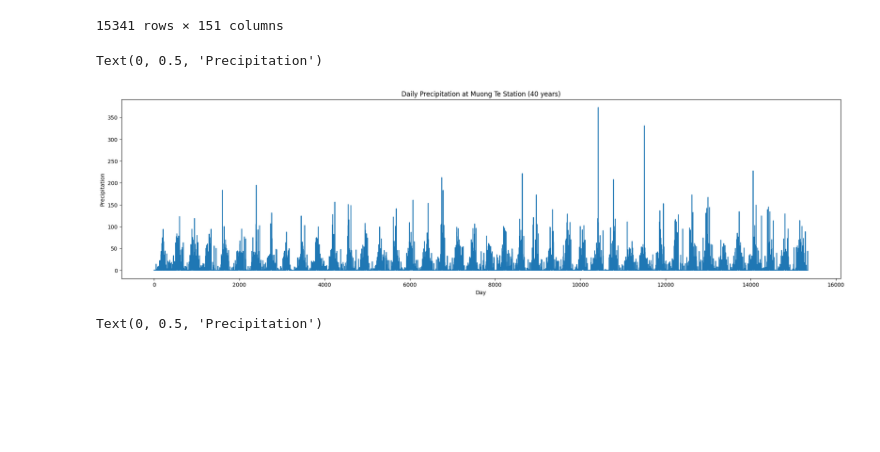
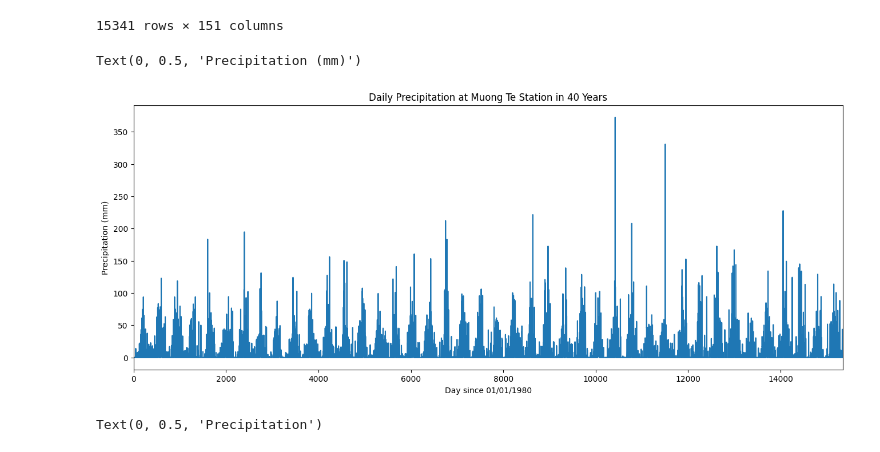
Before and after one commit to phuonglh/vlp, a Jupyter notebook: s2s/src/main/python/extreme-RNN.ipynb, the cells around one changed output. Saved outputs shown, nothing was run; the diff lists cells and outputs as text; code cells hidden in the pictures; blank space fills up the shorter version.

```diff
--- a/s2s/src/main/python/extreme-RNN.ipynb
+++ b/s2s/src/main/python/extreme-RNN.ipynb
@@ -33,14 +33,15 @@ dfY
 # %%
 import matplotlib.pyplot as plt
 # %%
-plt.figure(figsize=(24,6))
+plt.figure(figsize=(16,6))
 plt.plot(dfY['MuongTe'])
-plt.title('Daily Precipitation at Muong Te Station (40 years)')
-plt.xlabel('Day')
-plt.ylabel('Precipitation')
+plt.title('Daily Precipitation at Muong Te Station in 40 Years')
+plt.xlim((0,15343))
+plt.xlabel('Day since 01/01/1980')
+plt.ylabel('Precipitation (mm)')
 # %% [output]
-Text(0, 0.5, 'Precipitation')
+Text(0, 0.5, 'Precipitation (mm)')
-[figure, old version]
+[figure, new version]
 # %%
 dfY98 = dfY.loc[dfY[0] == 1998]
 # %%
```
Also changed, not shown: 3 other files.
